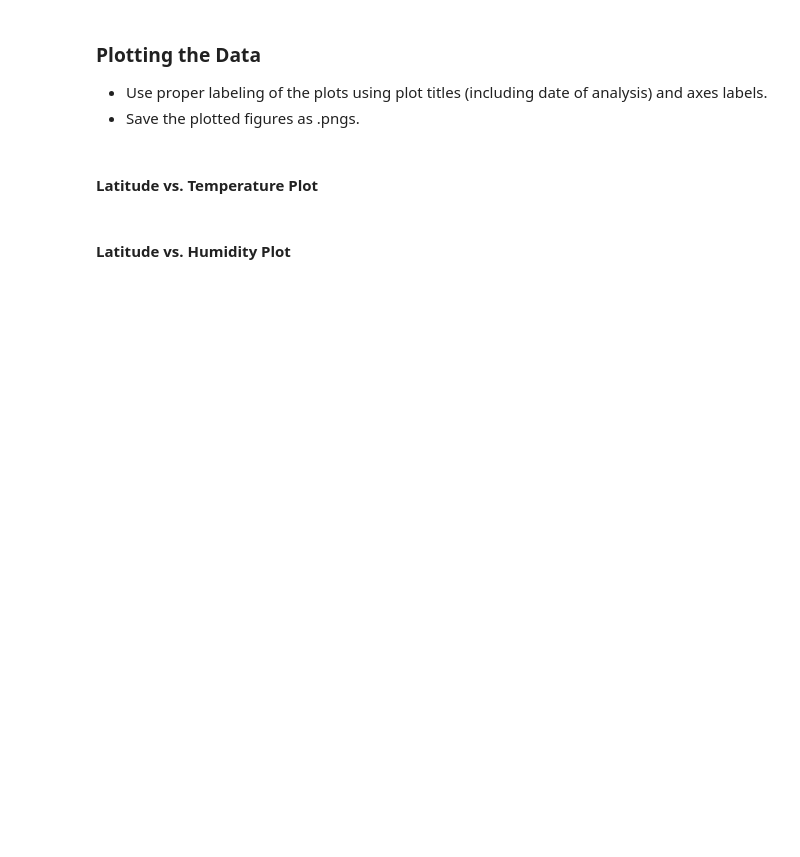
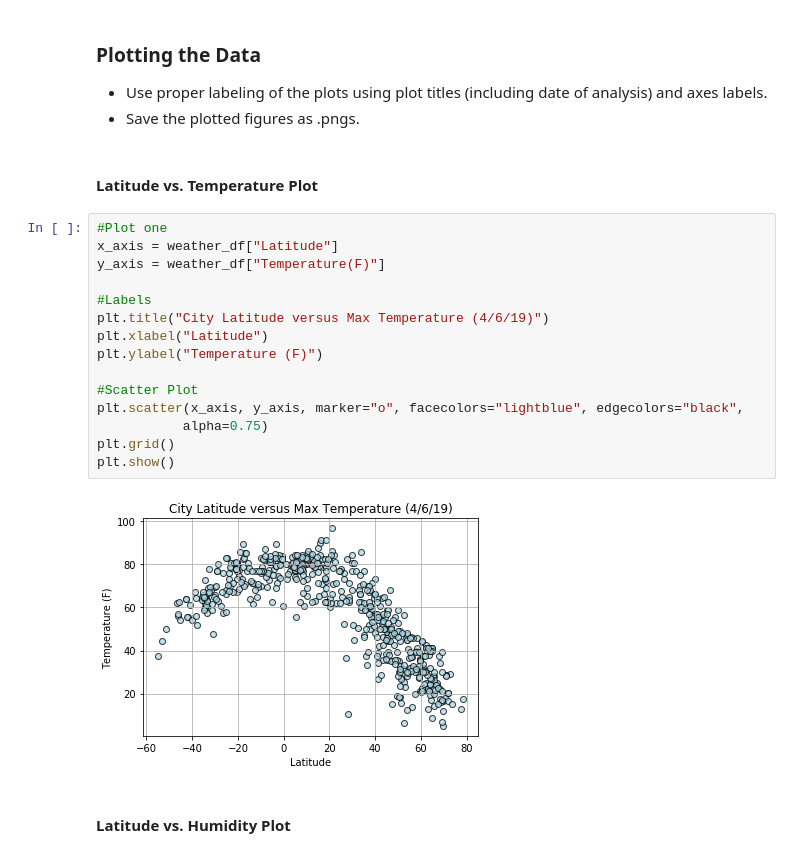
Before and after one commit to mawothe/HomeworkRepo, a Jupyter notebook: Homework_6/starter_code/WeatherPy.ipynb, the cells around one changed output. Drawn from its saved outputs; the diff is of its cells as text; blank space fills up the shorter version.

Commit message:
Final Version with plots

```diff
--- a/Homework_6/starter_code/WeatherPy.ipynb
+++ b/Homework_6/starter_code/WeatherPy.ipynb
@@ -169,5 +175,22 @@ weather_df.head()
 * Save the plotted figures as .pngs.
 # %% [markdown]
 #### Latitude vs. Temperature Plot
+# %%
+#Plot one
+x_axis = weather_df["Latitude"]
+y_axis = weather_df["Temperature(F)"]
+
+#Labels
+plt.title("City Latitude versus Max Temperature (4/6/19)")
+plt.xlabel("Latitude")
+plt.ylabel("Temperature (F)")
+
+#Scatter Plot
+plt.scatter(x_axis, y_axis, marker="o", facecolors="lightblue", edgecolors="black",
+           alpha=0.75)
+plt.grid()
+plt.show()
+# %% [output]
+[figure, added]
 # %% [markdown]
 #### Latitude vs. Humidity Plot
```
Also changed, not shown: parts of 10 cells of this notebook, 2 other files.
